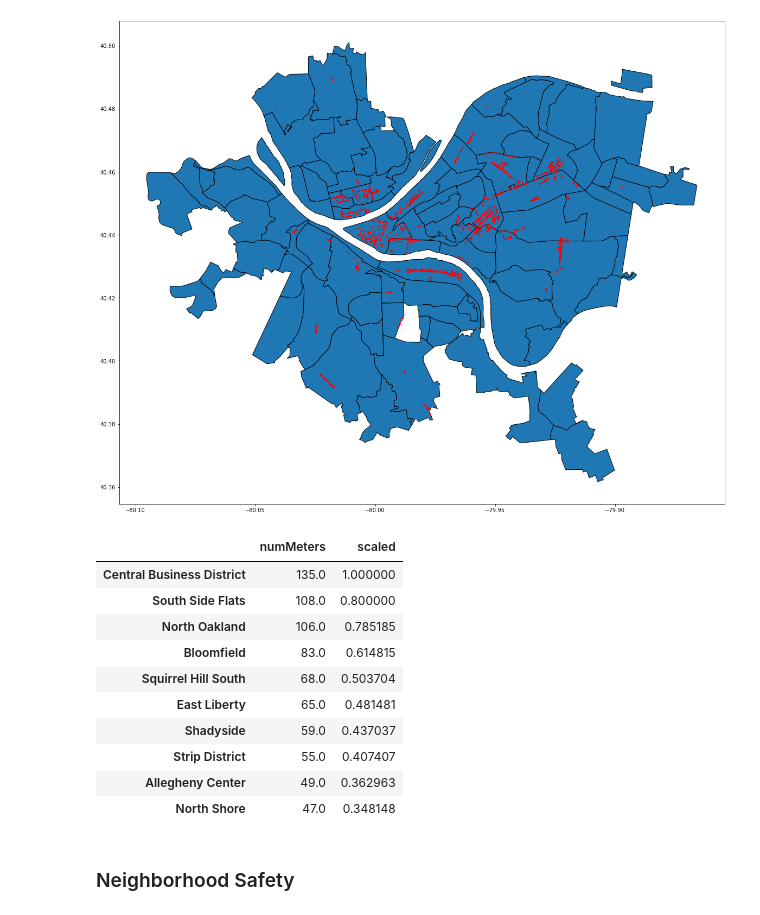
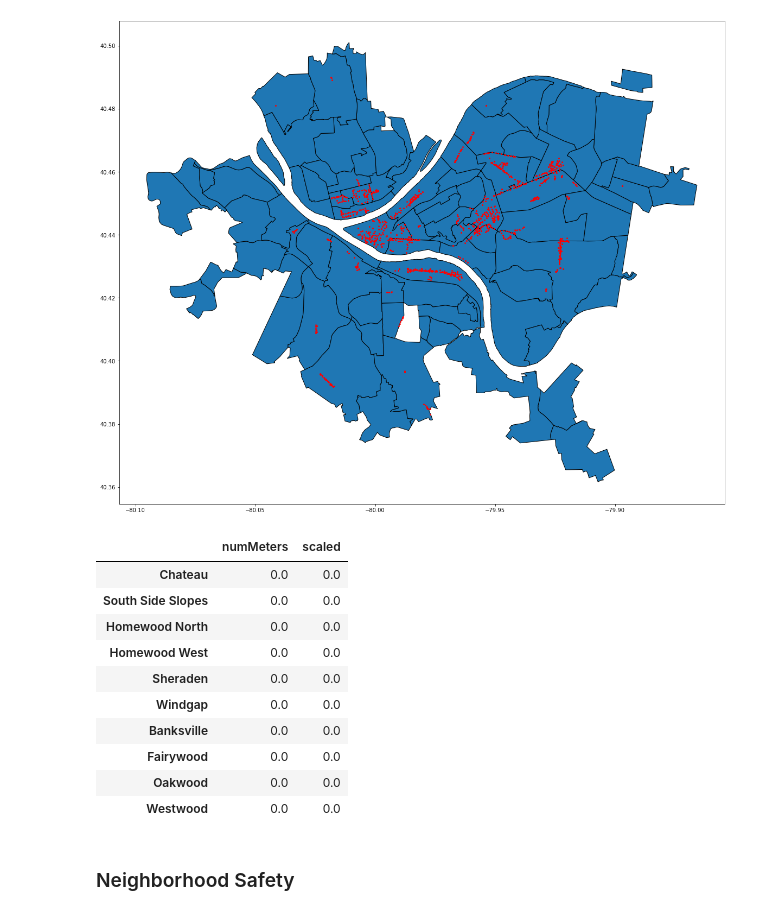
Before and after one commit to mark-sheffield/Final-Project, a Jupyter notebook: PresentationNotebook.ipynb, the cells around one changed output. Saved outputs shown, nothing was run; the diff lists cells and outputs as text; code cells hidden in the pictures.

Commit message:
Scaled Values

```diff
--- a/PresentationNotebook.ipynb
+++ b/PresentationNotebook.ipynb
@@ -392,39 +392,39 @@ geodata.plot(ax=ax, color='red', marker="*", markersize=5) #Pot the parking mete
 # %%
 count = dict()
 
 for index, line in neighborhood.iterrows():
     count[line['hood']] = 0.0
 
 for pt in geometry:
     for index, row in neighborhood.iterrows():
         if row['geometry'].contains(pt):
             count[row['hood']] = count[row['hood']] + 1
 count_df = pd.DataFrame.from_dict(count, orient='index', columns=['numMeters'])
 
 maxMeters = count_df.max(axis=0)['numMeters'];
 
 scaled = []
 
 for index, line in count_df.iterrows():
     scale = 0
     scale = float(line['numMeters']) / maxMeters
     scaled.append(scale)
 
 count_df['scaled'] = scaled
 
-count_df.sort_values(by='numMeters', axis=0, ascending=False).head(10)
+count_df.sort_values(by='scaled', axis=0, ascending=True).head(10)
 # %% [output]
 |  | numMeters | scaled |
-| Central Business District | 135.0 | 1.000000 |
-| South Side Flats | 108.0 | 0.800000 |
-| North Oakland | 106.0 | 0.785185 |
-| Bloomfield | 83.0 | 0.614815 |
-| Squirrel Hill South | 68.0 | 0.503704 |
-| East Liberty | 65.0 | 0.481481 |
-| Shadyside | 59.0 | 0.437037 |
-| Strip District | 55.0 | 0.407407 |
-| Allegheny Center | 49.0 | 0.362963 |
-| North Shore | 47.0 | 0.348148 |
+| Chateau | 0.0 | 0.0 |
+| South Side Slopes | 0.0 | 0.0 |
+| Homewood North | 0.0 | 0.0 |
+| Homewood West | 0.0 | 0.0 |
+| Sheraden | 0.0 | 0.0 |
+| Windgap | 0.0 | 0.0 |
+| Banksville | 0.0 | 0.0 |
+| Fairywood | 0.0 | 0.0 |
+| Oakwood | 0.0 | 0.0 |
+| Westwood | 0.0 | 0.0 |
 # %% [markdown]
 ### Neighborhood Safety ###
 # %%
```
